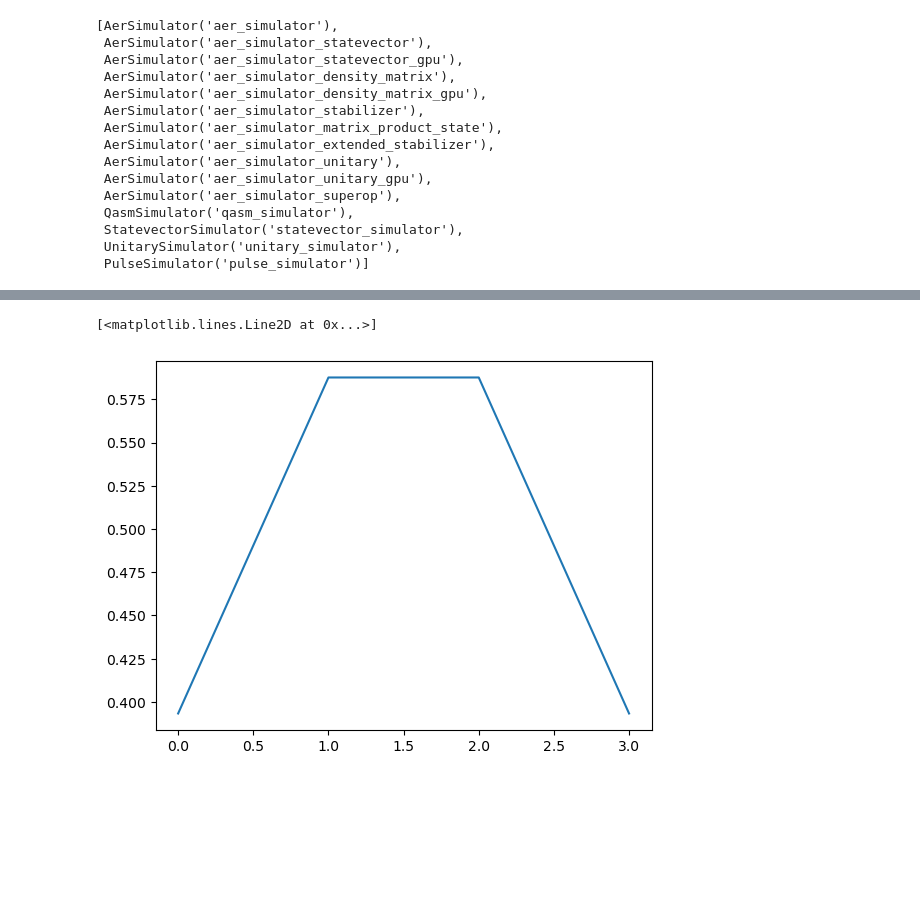
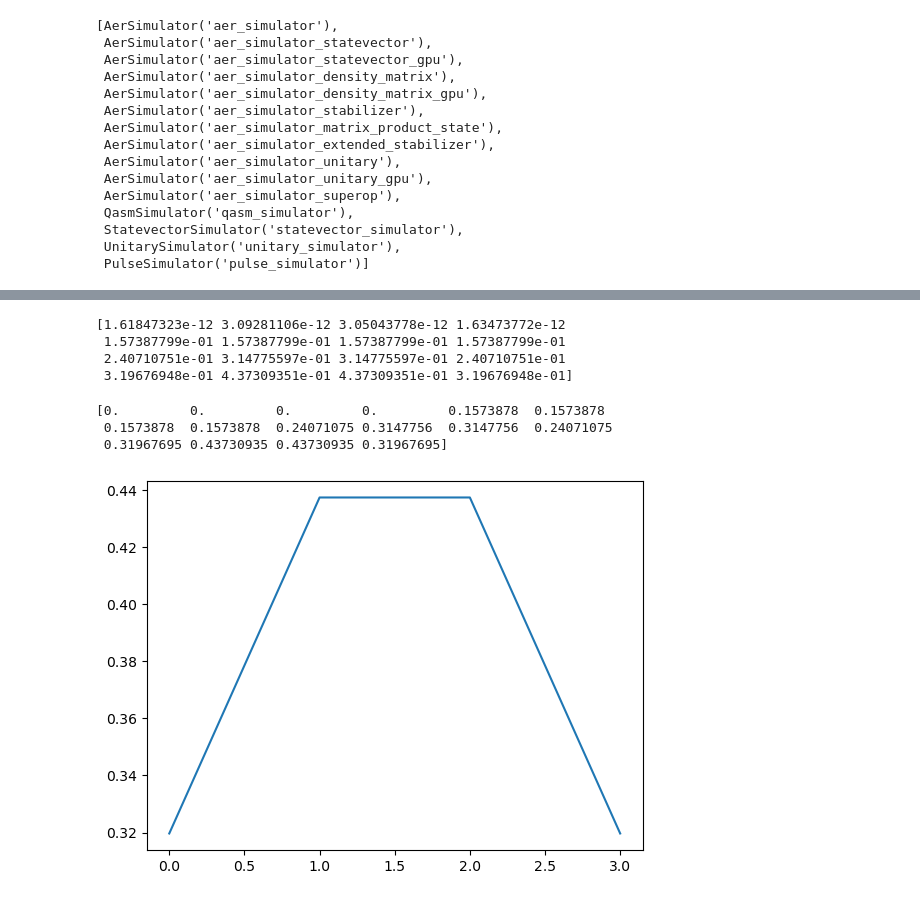
Before and after one commit to osamarais/qiskit_iterative_solver, a Jupyter notebook: qiskit_QSP_cleaned_up.ipynb, the cells around one changed output, grey strips where cells are left out. Drawn from its saved outputs; the diff is of its cells as text; code cells hidden in the pictures; blank space fills up the shorter version.

```diff
--- a/qiskit_QSP_cleaned_up.ipynb
+++ b/qiskit_QSP_cleaned_up.ipynb
@@ -136,0 +129,15 @@ if RHS_provided:
+# %%
+if RHS_provided:
+    b = np.zeros(((iterations+1)*size,1))
+
+    for block in range(iterations):
+        b[(block+1)*size:(block+2)*size,:] = f
+    b = b / np.linalg.norm(b,2)
+
+    b = b.flatten()
+
+    b_orig = deepcopy(b)
+
+    if HD:
+        b = np.concatenate([b,np.zeros(b.shape)])
+    print(b)
@@ -448,4 +425,0 @@ plt.plot(expected_P_A_b[iteration_number*size:(iteration_number+1)*size])
-# %%
-iteration_number = 0
-
-plt.plot(P_A_b[iteration_number*size:(iteration_number+1)*size])
@@ -455,4 +425,0 @@ plt.plot(P_A_b[iteration_number*size:(iteration_number+1)*size])
-# %%
-iteration_number = 0
-
-result = P_A_b[iteration_number*size:(iteration_number+1)*size]
@@ -471,5 +426,26 @@ plt.plot(result)
-# %%
-plt.plot(expected_result)
-# %% [output]
-[<matplotlib.lines.Line2D at 0x...>]
-[figure, removed]
+# %%
+if solver=='statevector':
+    print(P_A_b)
+# %% [output]
+[1.61847323e-12 3.09281106e-12 3.05043778e-12 1.63473772e-12
+ 1.57387799e-01 1.57387799e-01 1.57387799e-01 1.57387799e-01
+ 2.40710751e-01 3.14775597e-01 3.14775597e-01 2.40710751e-01
+ 3.19676948e-01 4.37309351e-01 4.37309351e-01 3.19676948e-01]
+# %%
+if solver=='statevector':
+    expected_P_A_b = np.linalg.solve(A_orig,b_orig)
+    expected_P_A_b = expected_P_A_b/np.linalg.norm(expected_P_A_b)
+# %%
+if solver=='statevector':
+    print(expected_P_A_b)
+# %% [output]
+[0.         0.         0.         0.         0.1573878  0.1573878
+ 0.1573878  0.1573878  0.24071075 0.3147756  0.3147756  0.24071075
+ 0.31967695 0.43730935 0.43730935 0.31967695]
+# %%
+if solver=='statevector':
+    iteration_number = iterations
+
+    plt.plot(expected_P_A_b[iteration_number*size:(iteration_number+1)*size])
+# %% [output]
+[figure, added]
```
Also changed, not shown: parts of 40 cells of this notebook.
